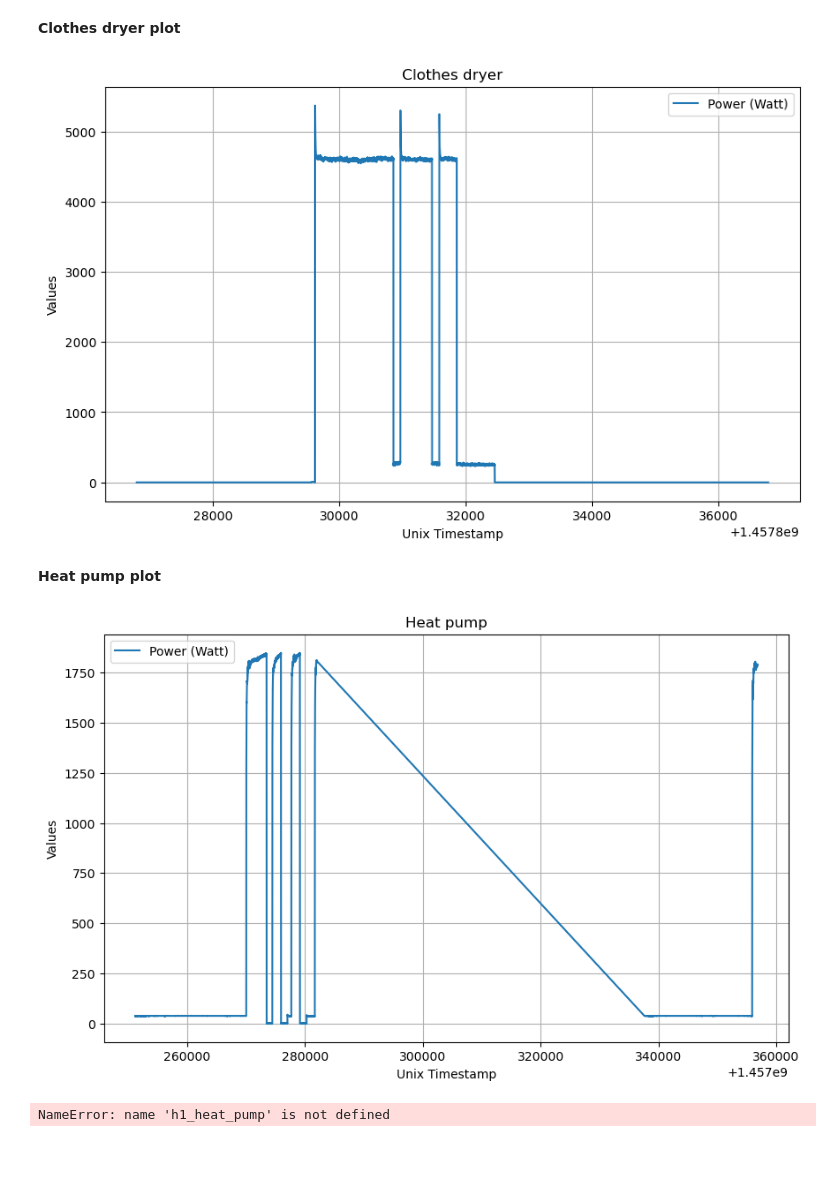
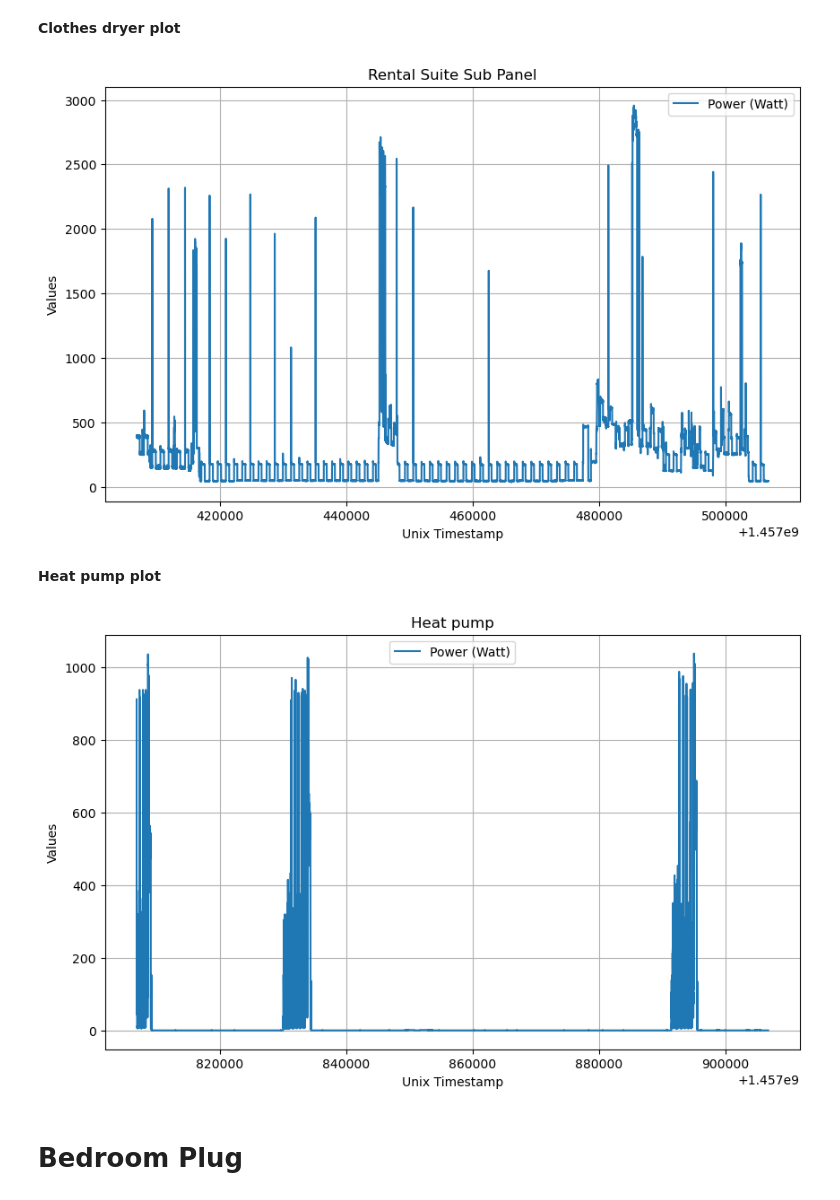
Before and after one commit to Lelvels/nilm_data_adapter, a Jupyter notebook: src/RAE_adapter/transform_data_plot.ipynb, the cells around one changed output. Saved outputs shown, nothing was run; the diff lists cells and outputs as text; code cells hidden in the pictures; blank space fills up the shorter version.

Commit message:
add running devices

```diff
--- a/src/RAE_adapter/transform_data_plot.ipynb
+++ b/src/RAE_adapter/transform_data_plot.ipynb
@@ -43,16 +45,16 @@ __Clothes dryer plot__
 # %%
-h1_clothes_dryer = pl.read_csv("../../data/RAE_dataset/transform_data/raw/house1_clothes_dryer.csv")
-plot_device_data("Clothes dryer", start=520000, end=530000, df=h1_clothes_dryer)
+h1_clothes_dryer = pl.read_csv(f"{base_path}/house1_rental_suite_sub_panel.csv")
+plot_device_data("Rental Suite Sub Panel", start=100000, end=200000, df=h1_clothes_dryer)
 # %% [output]
-[figure, old version]
+[figure, new version]
 # %% [markdown]
 __Heat pump plot__
 # %%
-h1_heat_pump = pl.read_csv("../../data/RAE_dataset/transform_data/running_segments/raw/house1_heat_pump.csv")
-plot_device_data("Heat pump", start=0, end=50000, df=h1_heat_pump)
+h1_heat_pump = pl.read_csv(f"{base_path}/house1_clothes_washer.csv")
+plot_device_data("Heat pump", start=500000, end=600000, df=h1_heat_pump)
 # %% [output]
-[figure, old version]
+[figure, new version]
 # %%
-h1_heat_pump[0:5]
+h1_heat_pump[0:10000]
-# %% [output]
-NameError: name 'h1_heat_pump' is not defined
+# %% [markdown]
+# Bedroom Plug
```
Also changed, not shown: parts of 5 cells of this notebook, 4 other files.
